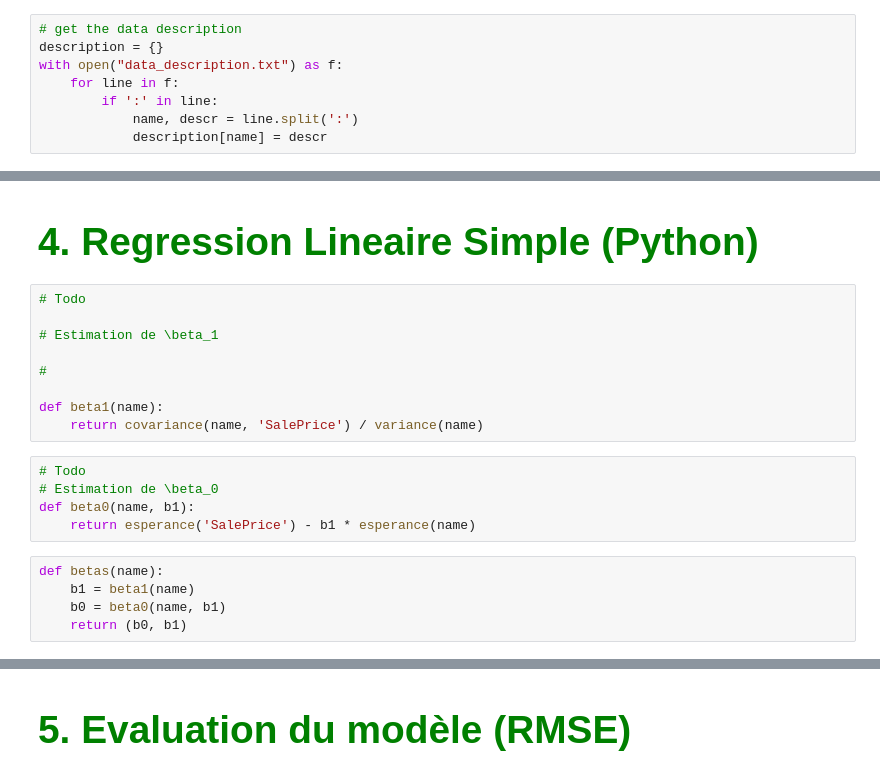
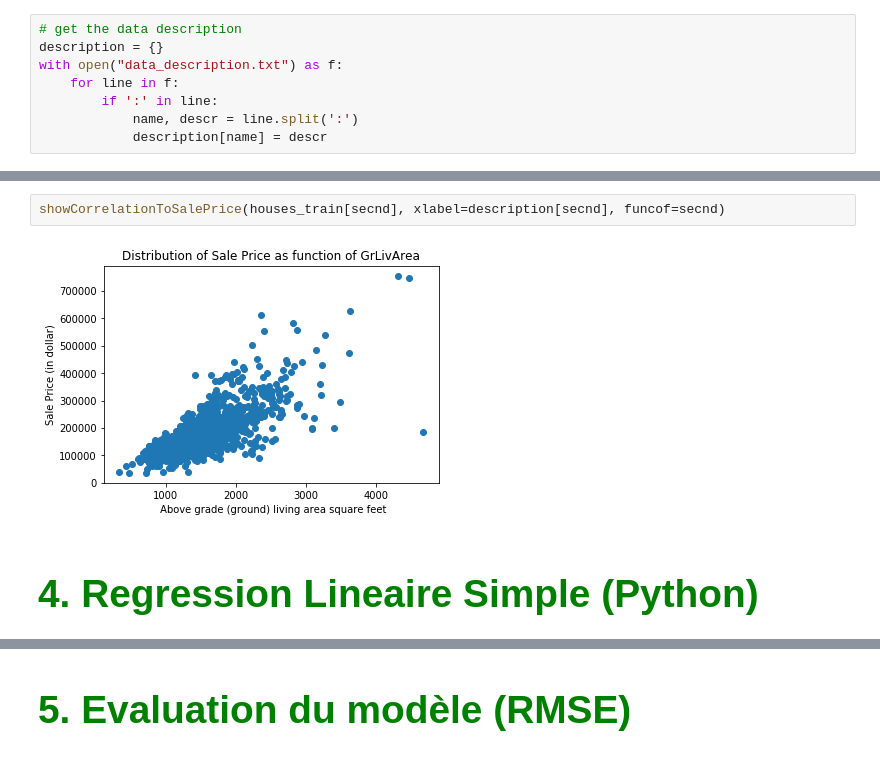
Before and after one commit to TitouanT/Master1, a Jupyter notebook: AAN/TP1/TP1.ipynb, the cells around one changed output, grey strips where cells are left out. Cells and saved outputs as stored; diff of their text form.

```diff
--- a/AAN/TP1/TP1.ipynb
+++ b/AAN/TP1/TP1.ipynb
@@ -191,21 +159,6 @@ showCorrelation(secnd)
+# %%
+showCorrelationToSalePrice(houses_train[secnd], xlabel=description[secnd], funcof=secnd)
+# %% [output]
+[figure, added]
 # %% [markdown]
 # <span style="color:green; font-family:Georgia; font-size:1.5em;">4. Regression Lineaire Simple (Python) </span>
-# %%
-# Todo
-
-# Estimation de \beta_1
-
-#
-
-def beta1(name):
-    return covariance(name, 'SalePrice') / variance(name)
-# %%
-# Todo
-# Estimation de \beta_0
-def beta0(name, b1):
-    return esperance('SalePrice') - b1 * esperance(name)
-# %%
-def betas(name):
-    b1 = beta1(name)
-    b0 = beta0(name, b1)
-    return (b0, b1)
```
Also changed, not shown: parts of 26 cells of this notebook, 1 other file.
